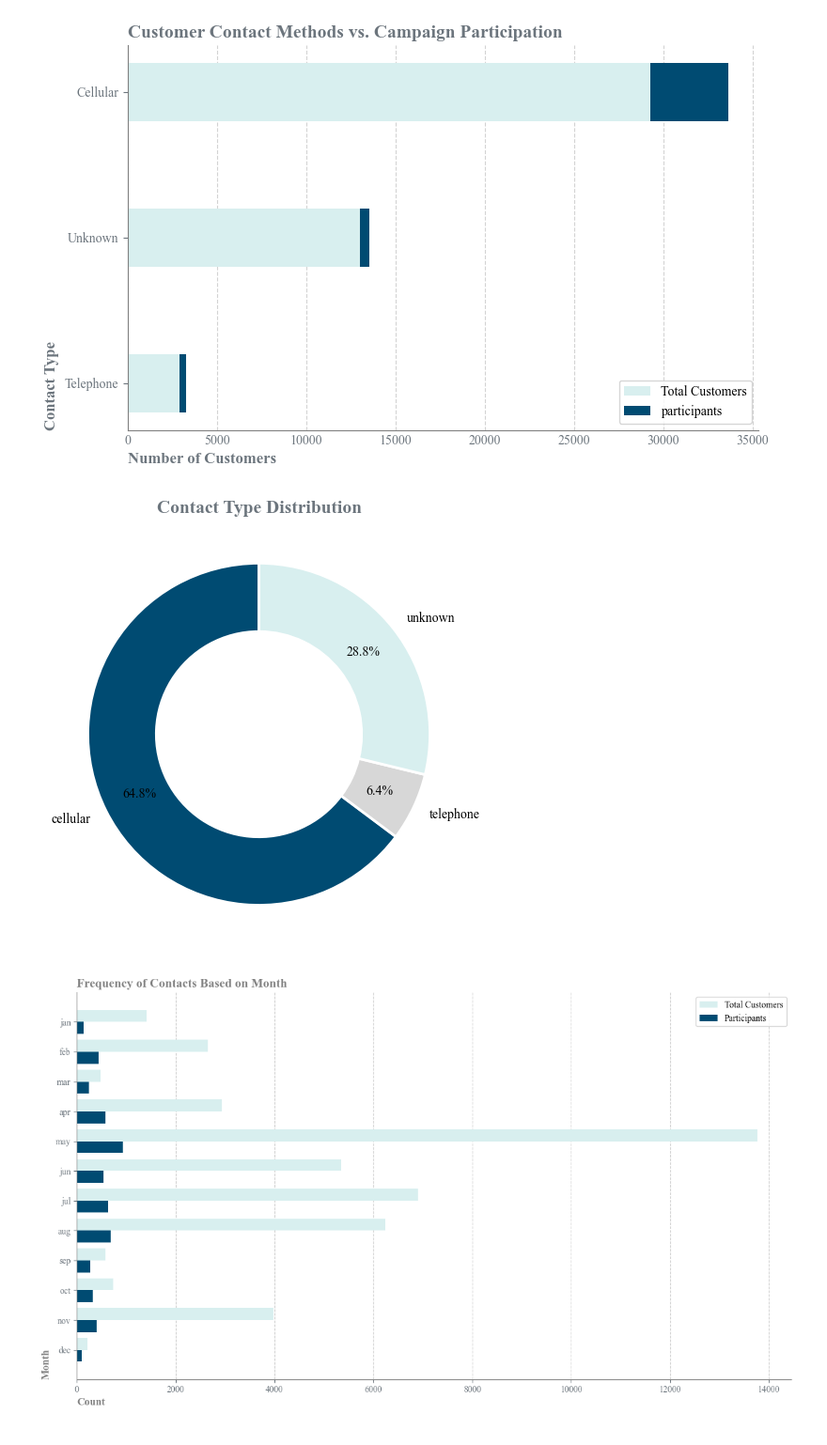
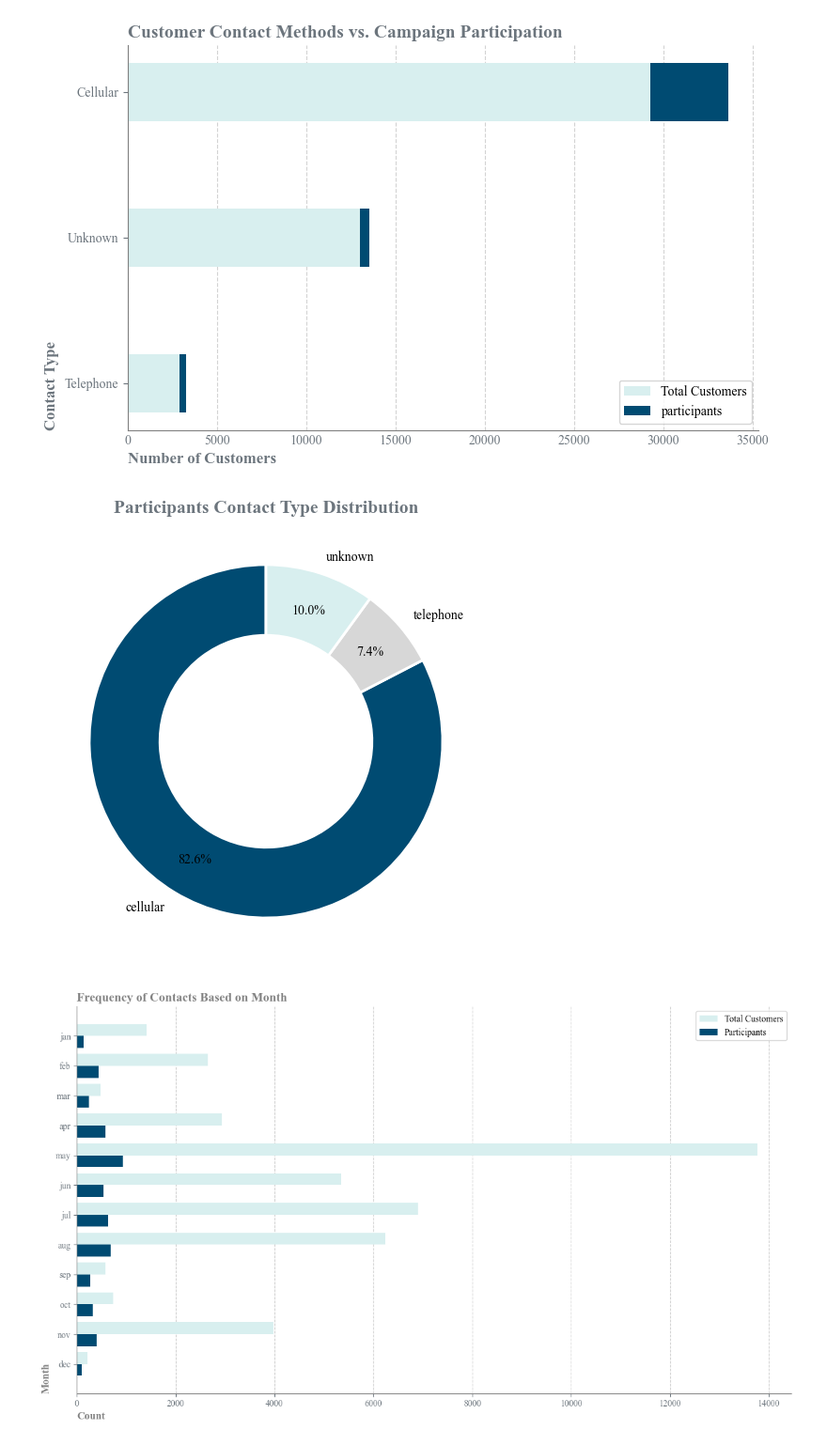
Before and after one commit to SamaMohammadii/Bank_marketing_analysis, a Jupyter notebook: notebook/2.data_cleaning_and_eda.ipynb, the cells around one changed output. Shown at 94% size. Cells and saved outputs as stored; diff of their text form; code cells hidden in the pictures.

```diff
--- a/notebook/2.data_cleaning_and_eda.ipynb
+++ b/notebook/2.data_cleaning_and_eda.ipynb
@@ -238,8 +290,7 @@ contact_type_totals
 | 2 | unknown | 13020 |
 # %%
 #Customers who participated in campaign
-campaign_participators = bank_df[(bank_df['is_participated'] == 'yes')]
-participators_contact_type = campaign_participators.groupby('contact', as_index= False).agg(participants = ('contact', 'count'))
+participators_contact_type = participants.groupby('contact', as_index= False).agg(participants = ('contact', 'count'))
 participators_contact_type
 # %% [output]
 |  | contact | participants |
@@ -330,23 +381,23 @@ ax.legend();
 # %%
 colors = ['#004B72', '#D7D7D7', '#D8EFEF']
 
 plt.figure(figsize=(5, 6))
 plt.pie(
-    contact_type_totals['total'],
-    labels=contact_type_totals['contact'],
+    participators_contact_type['participants'],
+    labels=participators_contact_type['contact'],
     autopct='%1.1f%%',
     colors=colors,
     startangle=90,
     wedgeprops={'width':0.4, 'edgecolor':'white', 'linewidth':2},
     textprops={'color':'black'},
     pctdistance=0.78
 )
 
-plt.title('Contact Type Distribution', color = '#6C757D', weight='bold', fontsize=14)
+plt.title('Participants Contact Type Distribution', color = '#6C757D', weight='bold', fontsize=14)
 # plt.savefig('../chart/contact_type_piechart.jpeg', dpi=300)
 plt.show()
 # %% [output]
-[figure, old version]
+[figure, new version]
 # %%
 month_order = ['jan', 'feb', 'mar', 'apr', 'may', 'jun', 'jul', 'aug', 'sep', 'oct', 'nov', 'dec']
 
```
Also changed, not shown: parts of 23 cells of this notebook, 6 other files.
